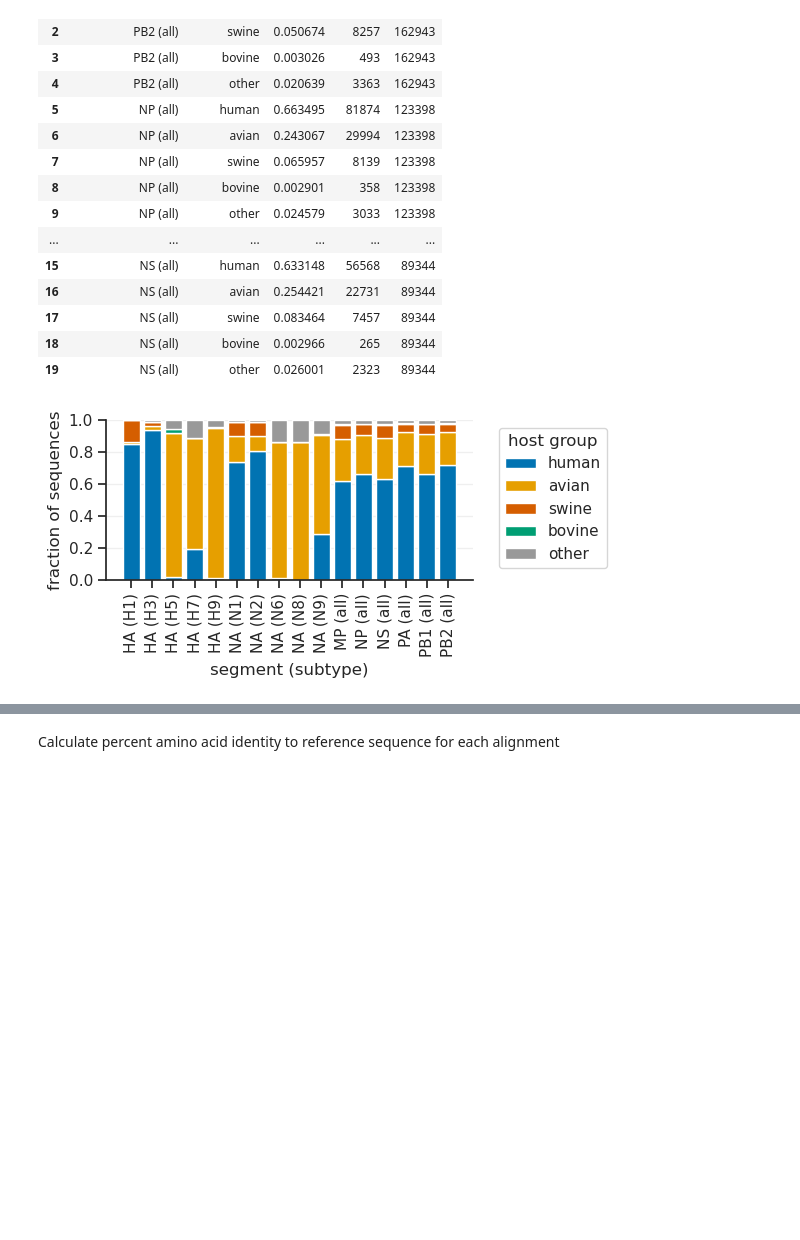
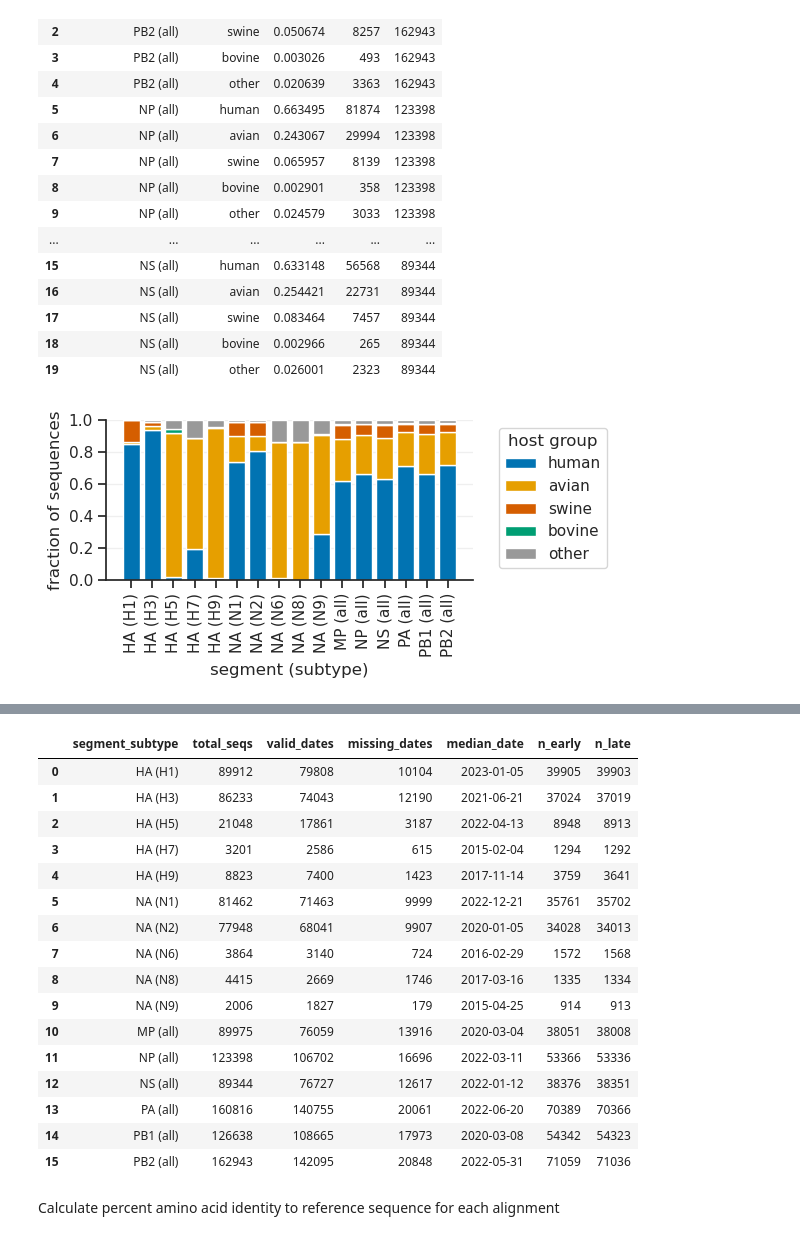
Before and after one commit to matsengrp/flu-usher, a Jupyter notebook: notebooks/analyze_alignments.ipynb, the cells around one changed output, grey strips where cells are left out. Drawn from its saved outputs; the diff is of its cells as text; code cells hidden in the pictures; blank space fills up the shorter version.

```diff
--- a/notebooks/analyze_alignments.ipynb
+++ b/notebooks/analyze_alignments.ipynb
@@ -282,3 +385,85 @@ plt.show()
+# %%
+from datetime import datetime
+
+# For each segment-subtype, compute the median collection date and early/late counts
+temporal_data = []
+
+for segment in segment_dirs:
+    subtype_dirs = [d for d in os.listdir(f'../logs/{segment}/') if os.path.isdir(os.path.join(f'../logs/{segment}/', d))]
+    for subtype in subtype_dirs:
+        # Read alignment to get sequence IDs
+        alignment_file = f'../results/{segment}/{subtype}/curated_msa.fasta.xz'
+        with lzma.open(alignment_file, 'rt') as f:
+            sequences = list(SeqIO.parse(f, 'fasta'))
+
+        # Get sequence IDs (skip first which is reference)
+        seq_ids = [seq.id for seq in sequences[1:]]
+
+        # Match to metadata
+        seq_meta = meta_df[meta_df['isolate_id'].isin(seq_ids)].copy()
+
+        # Parse valid dates
+        valid_dates = []
+        for d in seq_meta['collection_date']:
+            if pd.isna(d) or not isinstance(d, str):
+                continue
+            try:
+                valid_dates.append(datetime.strptime(d.strip(), '%Y-%m-%d'))
+            except ValueError:
+                continue
+
+        valid_dates.sort()
+        n_valid = len(valid_dates)
+        n_missing = len(seq_ids) - n_valid
+
+        if n_valid > 0:
+            median_date = valid_dates[n_valid // 2]
+            n_early = sum(1 for d in valid_dates if d <= median_date)
+            n_late = n_valid - n_early
+        else:
+            median_date = None
+            n_early = 0
+            n_late = 0
+
+        temporal_data.append({
+            'segment_subtype': f'{segment} ({subtype})',
+            'total_seqs': len(seq_ids),
+            'valid_dates': n_valid,
+            'missing_dates': n_missing,
+            'median_date': median_date.strftime('%Y-%m-%d') if median_date else 'N/A',
+            'n_early': n_early,
+            'n_late': n_late,
+        })
+
+temporal_df = pd.DataFrame(temporal_data)
+
+# Order segments: HA first, then NA, then others alphabetically
+unique_segments = temporal_df['segment_subtype'].unique()
+ha_segments = sorted([s for s in unique_segments if s.startswith('HA (')])
+na_segments = sorted([s for s in unique_segments if s.startswith('NA (')])
+other_segments = sorted([s for s in unique_segments if not s.startswith('HA (') and not s.startswith('NA (')])
+segment_order = ha_segments + na_segments + other_segments
+temporal_df = temporal_df.set_index('segment_subtype').loc[segment_order].reset_index()
+
+temporal_df
+# %% [output]
+|  | segment_subtype | total_seqs | valid_dates | missing_dates | median_date | n_early | n_late |
+| 0 | HA (H1) | 89912 | 79808 | 10104 | 2023-01-05 | 39905 | 39903 |
+| 1 | HA (H3) | 86233 | 74043 | 12190 | 2021-06-21 | 37024 | 37019 |
+| 2 | HA (H5) | 21048 | 17861 | 3187 | 2022-04-13 | 8948 | 8913 |
+| 3 | HA (H7) | 3201 | 2586 | 615 | 2015-02-04 | 1294 | 1292 |
+| 4 | HA (H9) | 8823 | 7400 | 1423 | 2017-11-14 | 3759 | 3641 |
+| 5 | NA (N1) | 81462 | 71463 | 9999 | 2022-12-21 | 35761 | 35702 |
+| 6 | NA (N2) | 77948 | 68041 | 9907 | 2020-01-05 | 34028 | 34013 |
+| 7 | NA (N6) | 3864 | 3140 | 724 | 2016-02-29 | 1572 | 1568 |
+| 8 | NA (N8) | 4415 | 2669 | 1746 | 2017-03-16 | 1335 | 1334 |
+| 9 | NA (N9) | 2006 | 1827 | 179 | 2015-04-25 | 914 | 913 |
+| 10 | MP (all) | 89975 | 76059 | 13916 | 2020-03-04 | 38051 | 38008 |
+| 11 | NP (all) | 123398 | 106702 | 16696 | 2022-03-11 | 53366 | 53336 |
+| 12 | NS (all) | 89344 | 76727 | 12617 | 2022-01-12 | 38376 | 38351 |
+| 13 | PA (all) | 160816 | 140755 | 20061 | 2022-06-20 | 70389 | 70366 |
+| 14 | PB1 (all) | 126638 | 108665 | 17973 | 2020-03-08 | 54342 | 54323 |
+| 15 | PB2 (all) | 162943 | 142095 | 20848 | 2022-05-31 | 71059 | 71036 |
 # %% [markdown]
 Calculate percent amino acid identity to reference sequence for each alignment
 # %%
```
Also changed, not shown: parts of 7 cells of this notebook, 9 other files.
